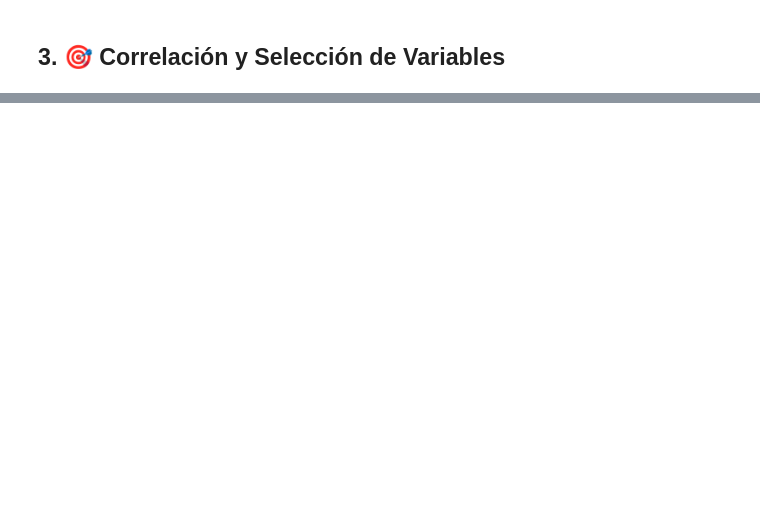
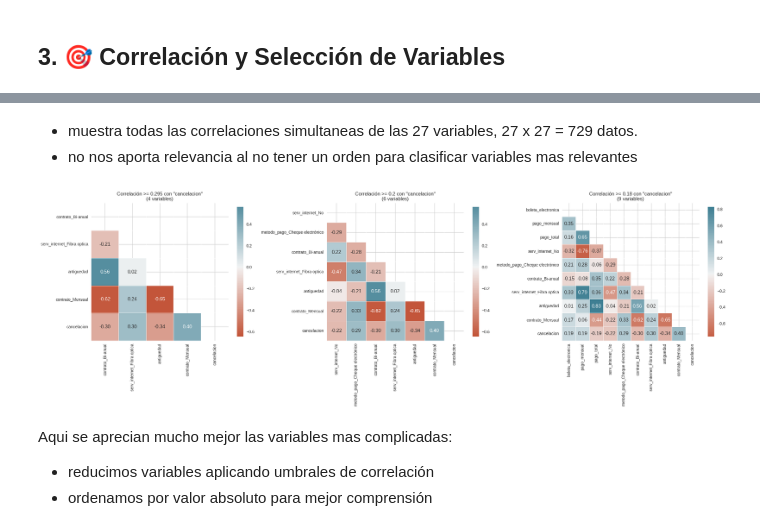
Before and after one commit to freedox-cts/challenge-telecom-x_2, a Jupyter notebook: TelecomX_2_AAF.ipynb, the cells around one changed output, grey strips where cells are left out. Drawn from its saved outputs; the diff is of its cells as text; code cells hidden in the pictures; blank space fills up the shorter version.

```diff
--- a/TelecomX_2_AAF.ipynb
+++ b/TelecomX_2_AAF.ipynb
@@ -251,0 +652,38 @@ y = datos['adherencia_inversion']
+# %% [markdown]
+- muestra todas las correlaciones simultaneas de las 27 variables, 27 x 27 = 729 datos.
+- no nos aporta relevancia al no tener un orden para clasificar variables mas relevantes
+# %%
+# variable objetivo
+target_var = 'cancelacion'
+# umbrales a graficaar
+umbrales = [0.295, 0.20, 0.18]
+# figura con subplots
+fig, axes = plt.subplots(1, 3, figsize=(24, 8))
+
+# Iterar sobre los umbrales y crear un heatmap para cada uno
+for i, limitar in enumerate(umbrales):
+    # Filtrar variables relevantes y ordenar
+    var_relevantes = matriz_corr.index[abs(matriz_corr[target_var]) >= limitar].tolist()
+    var_relevantes_ord = matriz_corr.loc[var_relevantes, target_var].abs().sort_values(ascending=True).index.to_list()
+        # Asegurar que la variable objetivo esté en la lista
+    if target_var not in var_relevantes_ord:
+        var_relevantes_ord.append(target_var)
+    # Crear matriz de correlación filtrada
+    corr_filtrada = matriz_corr.loc[var_relevantes_ord, var_relevantes_ord]
+    # Generar máscara
+    mascara = np.triu(np.ones_like(corr_filtrada, dtype=bool))
+    # Crear heatmap en el subplot correspondiente
+    sns.heatmap(corr_filtrada, annot=True, fmt=".2f", cmap=sns.diverging_palette(20, 220, n=200), center=0, square=True,
+        linewidths=0.5, cbar_kws={"shrink": 0.7}, mask=mascara, ax=axes[i]    )
+    axes[i].set_title(f'Correlación >= {limitar} con "{target_var}"\n({len(var_relevantes_ord)-1} variables)')
+
+plt.tight_layout()
+# Guardar y mostrar
+plt.savefig('5-correlacions_varias.png', bbox_inches='tight')
+plt.show()
+# %% [output]
+[figure, added]
+# %% [markdown]
+Aqui se aprecian mucho mejor las variables mas complicadas:
+- reducimos variables aplicando umbrales de correlación
+- ordenamos por valor absoluto para mejor comprensión
```
Also changed, not shown: parts of 141 cells of this notebook, 8 other files.
